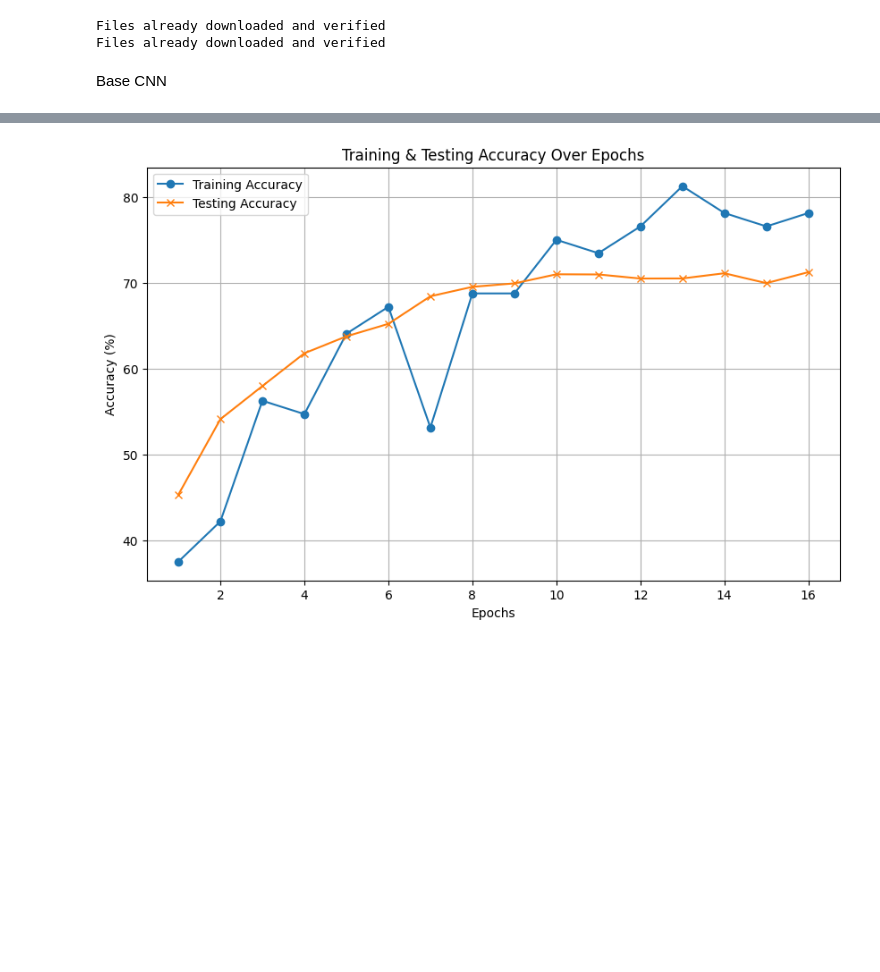
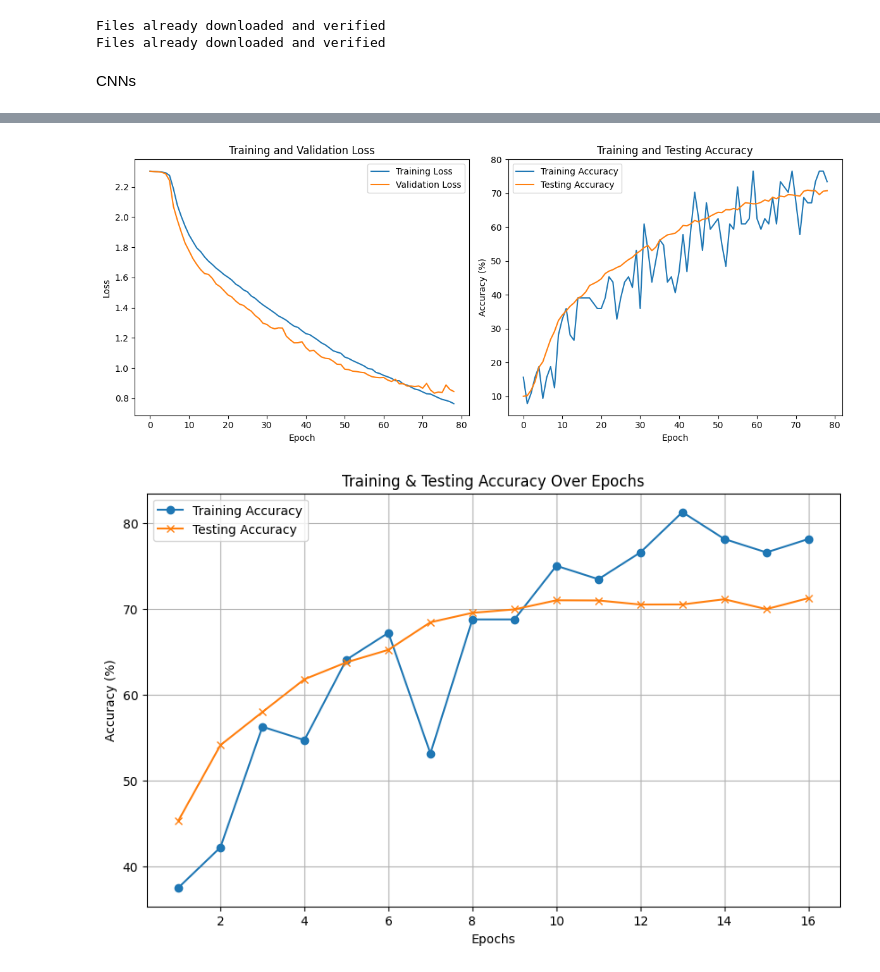
Before and after one commit to Aubur9y/robotics-cw, a Jupyter notebook: deliverable.ipynb, the cells around one changed output, grey strips where cells are left out. Cells and saved outputs as stored; diff of their text form; code cells hidden in the pictures; blank space fills up the shorter version.

```diff
--- a/deliverable.ipynb
+++ b/deliverable.ipynb
@@ -46,8 +46,8 @@ Files already downloaded and verified
 # imshow(torchvision.utils.make_grid(images))
 # # print labels
 # print(' '.join(f'{classes[labels[j]]:5s}' for j in range(batch_size)))
-# %% [markdown]
-Base CNN
+# %% [markdown]
+CNNs
 # %%
 import torch.nn as nn
 import torch.nn.functional as F
@@ -61,7 +61,11 @@ class BaseCNN(nn.Module):
 
         self.conv2 = nn.Conv2d(in_channels=16, out_channels=32, kernel_size=5, padding=2)
 
-        self.fc1 = nn.Linear(in_features=32 * 5 * 5, out_features=120)  # 16*5*5 comes from the dimension reduction of the input image through conv and pooling layers
+        self.dropout = nn.Dropout(0.5)
+        # self.dropout = nn.Dropout(0.3)
+        # self.dropout = nn.Dropout(0.2)
+
+        self.fc1 = nn.Linear(in_features=32 * 8 * 8, out_features=120)
         self.fc2 = nn.Linear(120, 84)
         self.fc3 = nn.Linear(84, 10)  # Output layer with 10 classes
 
@@ -72,7 +76,9 @@ class BaseCNN(nn.Module):
         x = torch.flatten(x, 1)  # Flatten all dimensions except the batch dimension
 
         x = F.relu(self.fc1(x))
+        self.dropout(x)
         x = F.relu(self.fc2(x))
+        self.dropout(x)
 
         x = self.fc3(x)
 
@@ -92,6 +98,8 @@ class threeLayerCNN(nn.Module):
         self.bn3 = nn.BatchNorm2d(num_features=64)
 
         self.dropout = nn.Dropout(0.5)
+        # self.dropout = nn.Dropout(0.3)
+        # self.dropout = nn.Dropout(0.2)
 
         self.fc1 = nn.Linear(in_features=64 * 4 * 4, out_features=120)
         self.fc2 = nn.Linear(120, 84)
@@ -124,6 +132,10 @@ class fourLayerCNN(nn.Module):
         self.conv3 = nn.Conv2d(in_channels=32, out_channels=64, kernel_size=5, padding=2)
 
         self.conv4 = nn.Conv2d(in_channels=64, out_channels=128, kernel_size=5, padding=2)
+
+        # self.dropout = nn.Dropout(0.5)
+        # self.dropout = nn.Dropout(0.3)
+        # self.dropout = nn.Dropout(0.2)
 
         self.fc1 = nn.Linear(in_features=128 * 2 * 2, out_features=120)
         self.fc2 = nn.Linear(120, 84)
@@ -244,17 +256,27 @@ Rms_prop_optimizer = optim.RMSprop(cnn.parameters(), lr=learning_rate, alpha=0.9
 device = torch.device("cuda:0" if torch.cuda.is_available() else "cpu")
 cnn.to(device)
 
+train_losses = []
+train_accuracies = []
+val_losses = []
+test_accuracies = []
+
 best_val_loss = float('inf')
 epochs_no_improve = 0
 n_epochs_stops = 5
 early_stop = False
 
 for epoch in range(100):
-    train_loss, train_accuracy = train_model(cnn, criterion, Adam_optimizer, train_loader, device)
+    train_loss, train_accuracy = train_model(cnn, criterion, SGD_optimizer, train_loader, device)
     val_loss = validate_model(cnn, criterion, val_loader, device)
-    tesing_accuracy = evaluate_model(cnn, test_loader, device, classes)
+    testing_accuracy = evaluate_model(cnn, test_loader, device, classes)
 
-    print(f'Epoch {epoch+1}, Training Loss: {train_loss:.3f}, Train Accuracy: {train_accuracy:.2f}% Validation Loss: {val_loss:.3f}, Testing Accuracy: {tesing_accuracy:.2f}%')
+    print(f'Epoch {epoch+1}, Training Loss: {train_loss:.3f}, Train Accuracy: {train_accuracy:.2f}% Validation Loss: {val_loss:.3f}, Testing Accuracy: {testing_accuracy:.2f}%')
+
+    train_losses.append(train_loss)
+    train_accuracies.append(train_accuracy)
+    val_losses.append(val_loss)
+    test_accuracies.append(testing_accuracy)
 
     if val_loss < best_val_loss:
         best_val_loss = val_loss
@@ -277,4 +299,25 @@ if early_stop:
 
 PATH = './cifar_net.pth'
 torch.save(cnn.state_dict(), PATH)
+
+plt.figure(figsize=(12, 5))
+
+plt.subplot(1, 2, 1)
+plt.plot(train_losses, label='Training Loss')
+plt.plot(val_losses, label='Validation Loss')
+plt.xlabel('Epoch')
+plt.ylabel('Loss')
+plt.title('Training and Validation Loss')
+plt.legend()
+
+plt.subplot(1, 2, 2)
+plt.plot(train_accuracies, label='Training Accuracy')
+plt.plot(test_accuracies, label='Testing Accuracy')
+plt.xlabel('Epoch')
+plt.ylabel('Accuracy (%)')
+plt.title('Training and Testing Accuracy')
+plt.legend()
+
+plt.tight_layout()
+plt.show()
 # %% [output]
@@ -298,3 +341,4 @@ Early stopping at epoch 21
+[figure, added]
 # %%
 # # Get a batch of test images
 # dataiter = iter(test_loader)
```
Also changed, not shown: parts of 2 cells of this notebook, 1 other file.
